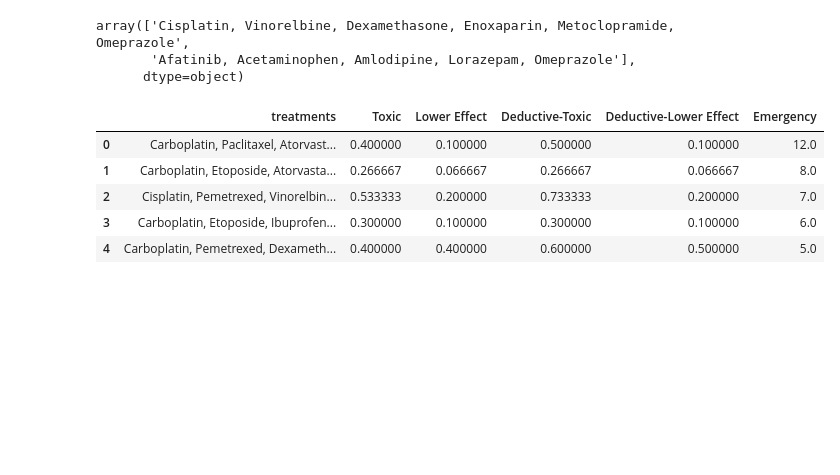
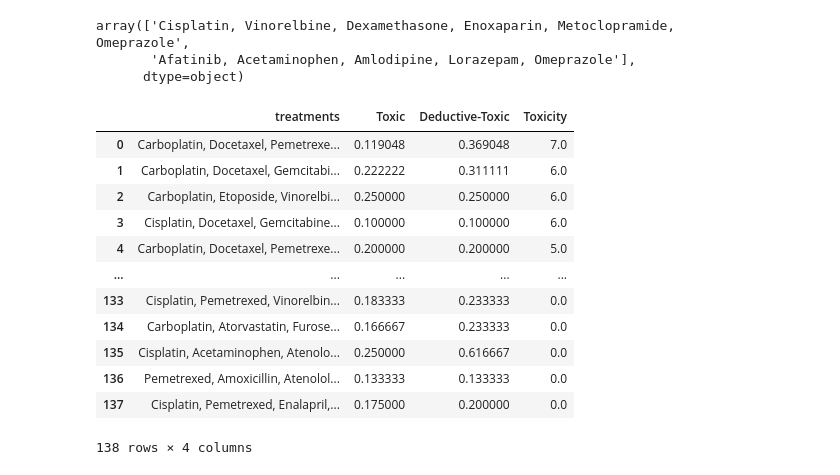
Before and after one commit to arivasm/Neuro-Symbolic_Treatment-Response, a Jupyter notebook: Evaluate_treatment.ipynb, the cells around one changed output. Cells and saved outputs as stored; diff of their text form; code cells hidden in the pictures; blank space fills up the shorter version.

```diff
--- a/Evaluate_treatment.ipynb
+++ b/Evaluate_treatment.ipynb
@@ -33,7 +33,8 @@ display(MIMIC_drugBank_id.shape, MIMIC_drugBank_id.head())
 input_path = 'treatments/'
 
 #KG_treatment= input_path + 'cancer_treatments.csv'
-KG_treatment= input_path + 'BM_treatment_emergency.csv'
+#KG_treatment= input_path + 'BM_treatment_emergency.csv'
+KG_treatment= input_path + 'BM_treatment_toxicity.csv'
 
 KG_treatment = pd.read_csv(KG_treatment, delimiter=",")
 KG_drugBank_id = pd.read_csv(input_path + 'KG_drugBank_id.csv', delimiter=",")
@@ -79,7 +80,6 @@ def treatment_evaluation(df_treatment, drugBank_id, ddi, th):
         g1, g2, g1_classified, g2_classified = auxiliar_wedge.capture_knowledge(union, comorbidity_drug, set_DDIs)
         max_ddi = len(list_d)*(len(list_d)-1) / 2
 
-        treatment_class.at[i, 'Emergency'] = df_treatment.Emergency[i]
         if ('HigherToxicity' not in g2_classified.Class.value_counts().index) and (
             'LowerEffectiveness' not in g2_classified.Class.value_counts().index):
             treatment_class.at[i, 'treatments'] = drugs
@@ -161,42 +161,54 @@ array(['Cisplatin, Vinorelbine, Dexamethasone, Enoxaparin, Metoclopramide, Omepr
       dtype=object)
 # %%
 def treatment_evaluation(df_treatment, drugBank_id, ddi):
-    treatment_class = pd.DataFrame(columns=['treatments', 'Toxic', 'Lower Effect', 'Deductive-Toxic',
-                                            'Deductive-Lower Effect', 'Emergency'])
+    #treatment_class = pd.DataFrame(columns=['treatments', 'Toxic', 'Lower Effect', 'Deductive-Toxic',
+    #                                        'Deductive-Lower Effect', 'Toxicity'])
+    treatment_class = pd.DataFrame(columns=['treatments', 'Toxic', 'Deductive-Toxic', 'Toxicity'])
 
     for i in range(df_treatment.shape[0]):
         drugs = df_treatment.treatment[i]
         list_d = drugs.split(', ')
         input_data = drugBank_id.loc[drugBank_id.DrugName.isin(list_d)].DrugBankID.values
         union, comorbidity_drug, set_DDIs = auxiliar_wedge.load_ddi(ddi, input_data)
         g1, g2, g1_classified, g2_classified = auxiliar_wedge.capture_knowledge(union, comorbidity_drug, set_DDIs)
-        max_ddi = len(list_d)*(len(list_d)-1) / 2
-
+        max_ddi = len(g1_classified.Effect_Impact.unique()) * len(list_d)*(len(list_d)-1) / 2
         treatment_class.at[i, 'treatments'] = drugs
+        """
         if 'HigherToxicity' in g1_classified.Class.value_counts().index:
             tox_g1 = g1_classified.Class.value_counts().HigherToxicity / max_ddi
             treatment_class.at[i, 'Toxic'] = tox_g1
         if 'LowerEffectiveness' in g1_classified.Class.value_counts().index:
             eff_g1 = g1_classified.Class.value_counts().LowerEffectiveness / max_ddi
             treatment_class.at[i, 'Lower Effect'] = eff_g1
         if 'HigherToxicity' in g2_classified.Class.value_counts().index:
             tox_g2 = g2_classified.Class.value_counts().HigherToxicity / max_ddi
             treatment_class.at[i, 'Deductive-Toxic'] = tox_g2
         if 'LowerEffectiveness' in g2_classified.Class.value_counts().index:
             eff_g2 = g2_classified.Class.value_counts().LowerEffectiveness / max_ddi
             treatment_class.at[i, 'Deductive-Lower Effect'] = eff_g2
-        treatment_class.at[i, 'Emergency'] = df_treatment.Emergency[i]
+        """
+        treatment_class.at[i, 'Toxicity'] = df_treatment.Toxicity[i]
+
+        treatment_class.at[i, 'Toxic'] = g1_classified.Class.value_counts().values.sum() / max_ddi
+        treatment_class.at[i, 'Deductive-Toxic'] = g2_classified.Class.value_counts().values.sum() / max_ddi
 
 
     treatment_class = treatment_class.fillna(0)
     return treatment_class
 
 treatment_class = treatment_evaluation(KG_treatment, KG_drugBank_id, ddi)
-treatment_class.head()
+treatment_class#.head()
 # %% [output]
-|  | treatments | Toxic | Lower Effect | Deductive-Toxic | Deductive-Lower Effect | Emergency |
-| 0 | Carboplatin, Paclitaxel, Atorvast... | 0.400000 | 0.100000 | 0.500000 | 0.100000 | 12.0 |
-| 1 | Carboplatin, Etoposide, Atorvasta... | 0.266667 | 0.066667 | 0.266667 | 0.066667 | 8.0 |
-| 2 | Cisplatin, Pemetrexed, Vinorelbin... | 0.533333 | 0.200000 | 0.733333 | 0.200000 | 7.0 |
-| 3 | Carboplatin, Etoposide, Ibuprofen... | 0.300000 | 0.100000 | 0.300000 | 0.100000 | 6.0 |
-| 4 | Carboplatin, Pemetrexed, Dexameth... | 0.400000 | 0.400000 | 0.600000 | 0.500000 | 5.0 |
+|  | treatments | Toxic | Deductive-Toxic | Toxicity |
+| 0 | Carboplatin, Docetaxel, Pemetrexe... | 0.119048 | 0.369048 | 7.0 |
+| 1 | Carboplatin, Docetaxel, Gemcitabi... | 0.222222 | 0.311111 | 6.0 |
+| 2 | Carboplatin, Etoposide, Vinorelbi... | 0.250000 | 0.250000 | 6.0 |
+| 3 | Cisplatin, Docetaxel, Gemcitabine... | 0.100000 | 0.100000 | 6.0 |
+| 4 | Carboplatin, Docetaxel, Pemetrexe... | 0.200000 | 0.200000 | 5.0 |
+| ... | ... | ... | ... | ... |
+| 133 | Cisplatin, Pemetrexed, Vinorelbin... | 0.183333 | 0.233333 | 0.0 |
+| 134 | Carboplatin, Atorvastatin, Furose... | 0.166667 | 0.233333 | 0.0 |
+| 135 | Cisplatin, Acetaminophen, Atenolo... | 0.250000 | 0.616667 | 0.0 |
+| 136 | Pemetrexed, Amoxicillin, Atenolol... | 0.133333 | 0.133333 | 0.0 |
+| 137 | Cisplatin, Pemetrexed, Enalapril,... | 0.175000 | 0.200000 | 0.0 |
+138 rows × 4 columns
```
Also changed, not shown: parts of 3 cells of this notebook, 6 other files.
